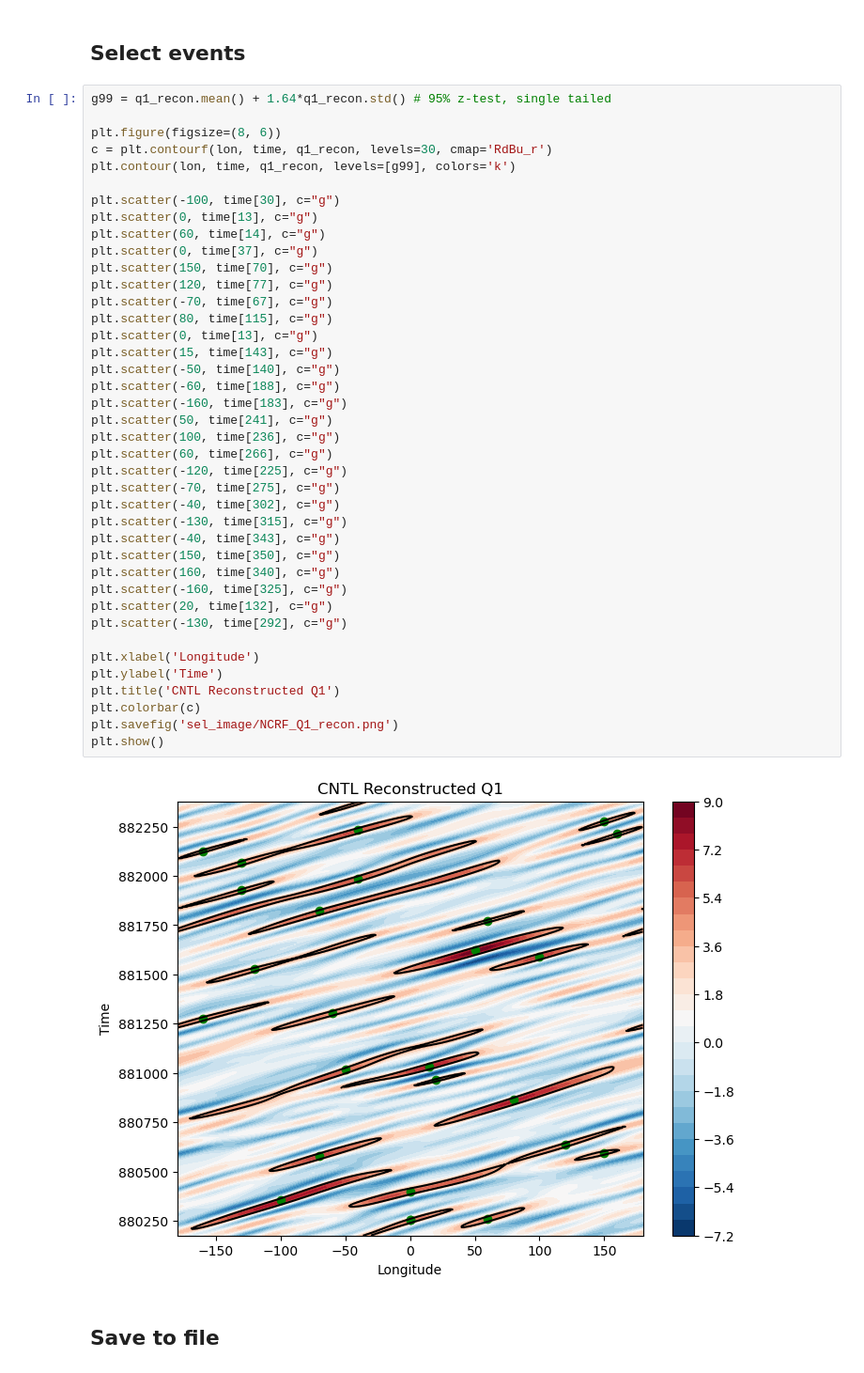
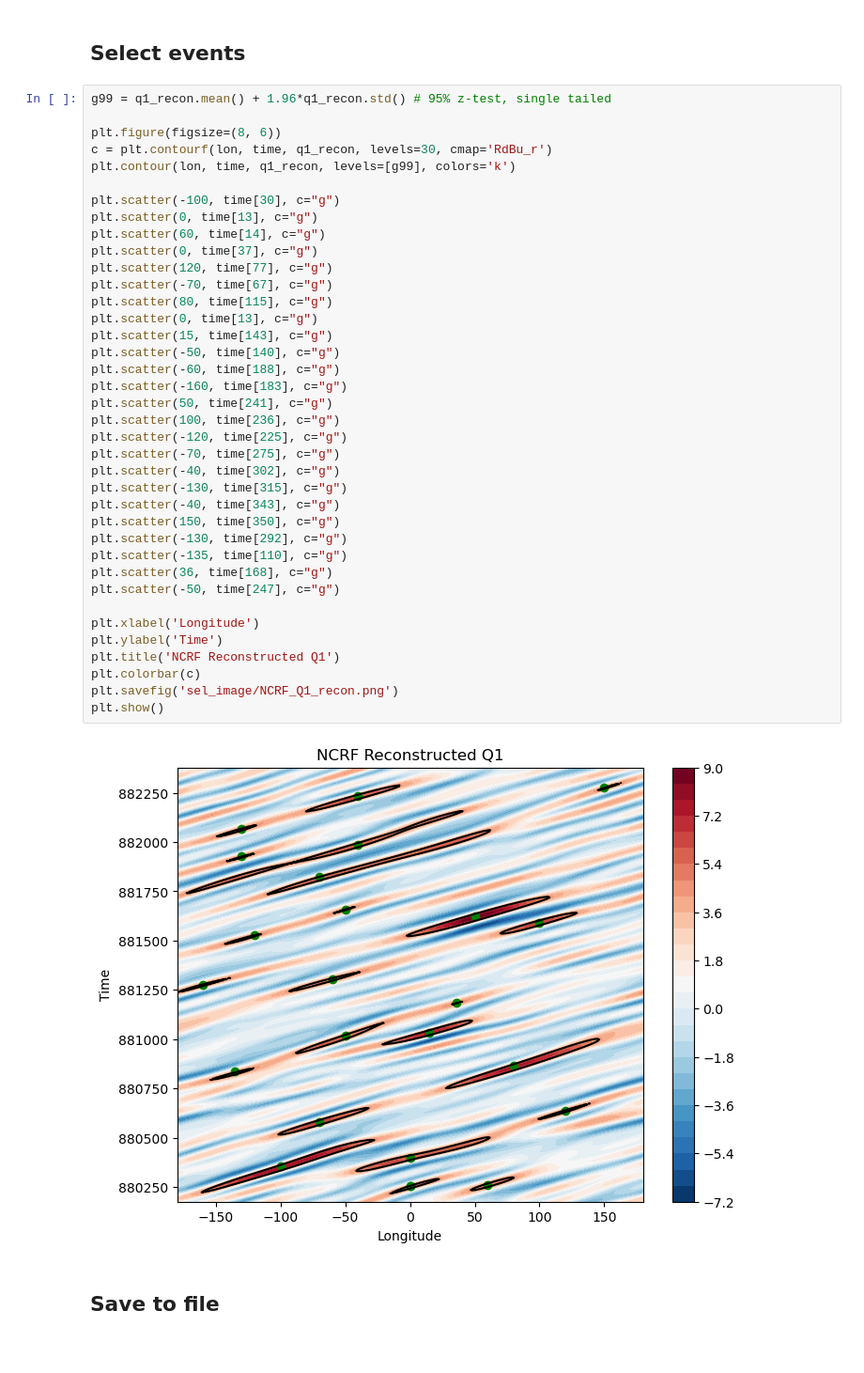
Before and after one commit to JOsephKan/2024_Research, a Jupyter notebook: MPAS/Composite/Q1_event_sel/NCRF.ipynb, the cells around one changed output. Shown at 94% size. Cells and saved outputs as stored; diff of their text form.

```diff
--- a/MPAS/Composite/Q1_event_sel/NCRF.ipynb
+++ b/MPAS/Composite/Q1_event_sel/NCRF.ipynb
@@ -96,47 +96,45 @@ q1_recon = np.real(q1_recon)
 # %% [markdown]
 ## Select events
 # %%
-g99 = q1_recon.mean() + 1.64*q1_recon.std() # 95% z-test, single tailed
+g99 = q1_recon.mean() + 1.96*q1_recon.std() # 95% z-test, single tailed
 
 plt.figure(figsize=(8, 6))
 c = plt.contourf(lon, time, q1_recon, levels=30, cmap='RdBu_r')
 plt.contour(lon, time, q1_recon, levels=[g99], colors='k')
 
 plt.scatter(-100, time[30], c="g")
 plt.scatter(0, time[13], c="g")
 plt.scatter(60, time[14], c="g")
 plt.scatter(0, time[37], c="g")
-plt.scatter(150, time[70], c="g")
 plt.scatter(120, time[77], c="g")
 plt.scatter(-70, time[67], c="g")
 plt.scatter(80, time[115], c="g")
 plt.scatter(0, time[13], c="g")
 plt.scatter(15, time[143], c="g")
 plt.scatter(-50, time[140], c="g")
 plt.scatter(-60, time[188], c="g")
 plt.scatter(-160, time[183], c="g")
 plt.scatter(50, time[241], c="g")
 plt.scatter(100, time[236], c="g")
-plt.scatter(60, time[266], c="g")
 plt.scatter(-120, time[225], c="g")
 plt.scatter(-70, time[275], c="g")
 plt.scatter(-40, time[302], c="g")
 plt.scatter(-130, time[315], c="g")
 plt.scatter(-40, time[343], c="g")
 plt.scatter(150, time[350], c="g")
-plt.scatter(160, time[340], c="g")
-plt.scatter(-160, time[325], c="g")
-plt.scatter(20, time[132], c="g")
 plt.scatter(-130, time[292], c="g")
+plt.scatter(-135, time[110], c="g")
+plt.scatter(36, time[168], c="g")
+plt.scatter(-50, time[247], c="g")
 
 plt.xlabel('Longitude')
 plt.ylabel('Time')
-plt.title('CNTL Reconstructed Q1')
+plt.title('NCRF Reconstructed Q1')
 plt.colorbar(c)
 plt.savefig('sel_image/NCRF_Q1_recon.png')
 plt.show()
 # %% [output]
-[figure, old version]
+[figure, new version]
 # %% [markdown]
 ## Save to file
 # %% [markdown]
```
Also changed, not shown: parts of 1 cell of this notebook, 7 other files.
